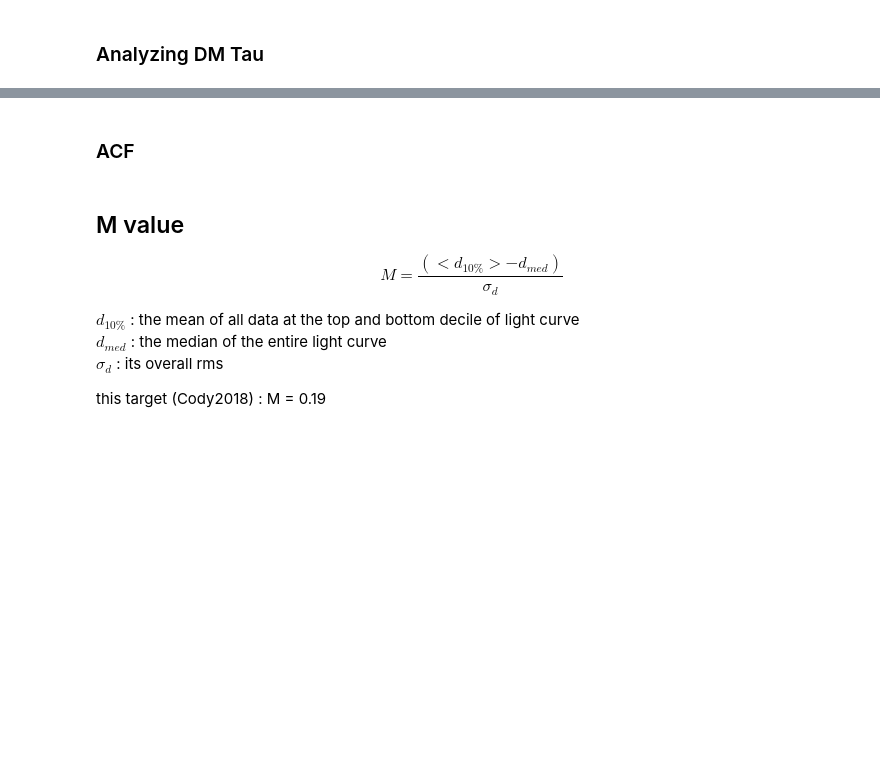
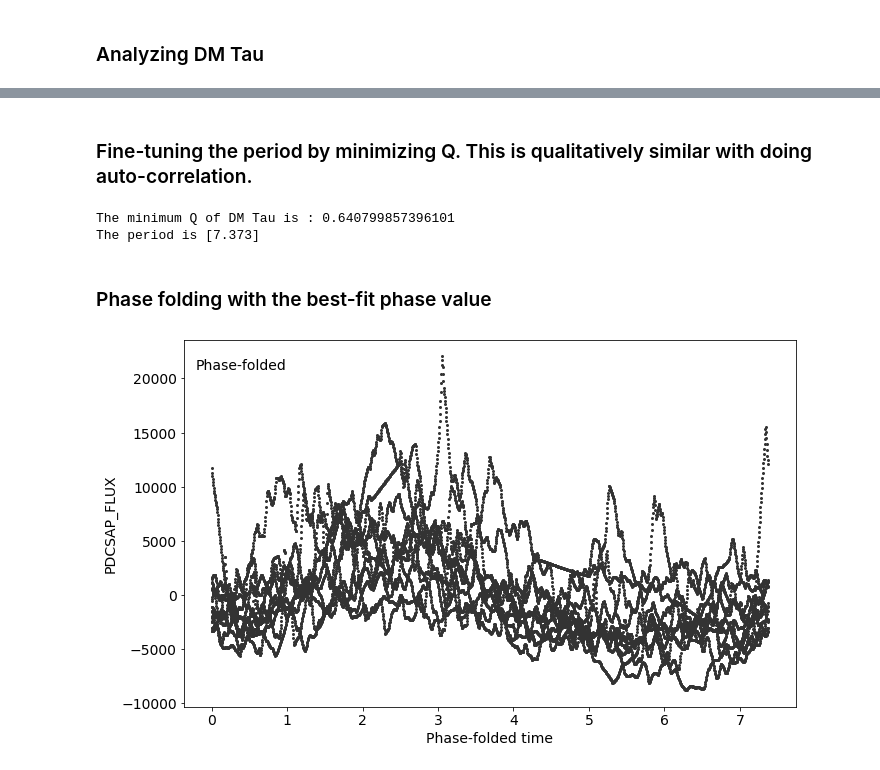
Before and after one commit to baobabyoo/K2_Cody, a Jupyter notebook: Cody2018_EPIC_test.ipynb, the cells around one changed output, grey strips where cells are left out. Saved outputs shown, nothing was run; the diff lists cells and outputs as text; code cells hidden in the pictures; blank space fills up the shorter version.

```diff
--- a/Cody2018_EPIC_test.ipynb
+++ b/Cody2018_EPIC_test.ipynb
@@ -489,2 +552,0 @@ The Q value is : 0.6540819544906489
-# %% [markdown]
-### ACF
@@ -504,12 +552,0 @@ print(204*exptime/60/60/24,time[204]-time[0])
-# %% [markdown]
-## M value
-
-$$
-    M = \frac{(<d_{10\%}>-d_{med})}{\sigma_d}
-$$
-
-$d_{10\%}$ : the mean of all data at the top and bottom decile of light curve
-$d_{med}$ : the median of the entire light curve
-$\sigma_d$ : its overall rms
-
-this target (Cody2018) : M = 0.19
@@ -561,0 +553,25 @@ print( np.argsort(a) )
+# %% [markdown]
+### Fine-tuning the period by minimizing Q. This is qualitatively similar with doing auto-correlation.
+# %%
+# Find the minimum possible Q
+Q_list      = []
+period_list = []
+for period in np.arange(7.1, 7.4, 0.001):
+    dmtau.period = period
+    dmtau.get_Q(sigma=0.0, timebin=0.05)
+    Q_list.append(dmtau.Q)
+    period_list.append(period)
+
+print('The minimum Q of DM Tau is :', np.min( np.array(Q_list) ) )
+index = ( Q_list == np.min( np.array(Q_list) ) )
+print('The period is', np.array(period_list)[index] )
+# %% [output]
+The minimum Q of DM Tau is : 0.640799857396101
+The period is [7.373]
+# %% [markdown]
+### Phase folding with the best-fit phase value
+# %%
+dmtau.period   = 7.373
+dmtau.phase_fold(plot_preview=True, previewfig_name=source_name + 'preview_bestphasefold.pdf')
+# %% [output]
+[figure, added]
```
Also changed, not shown: parts of 10 cells of this notebook.
